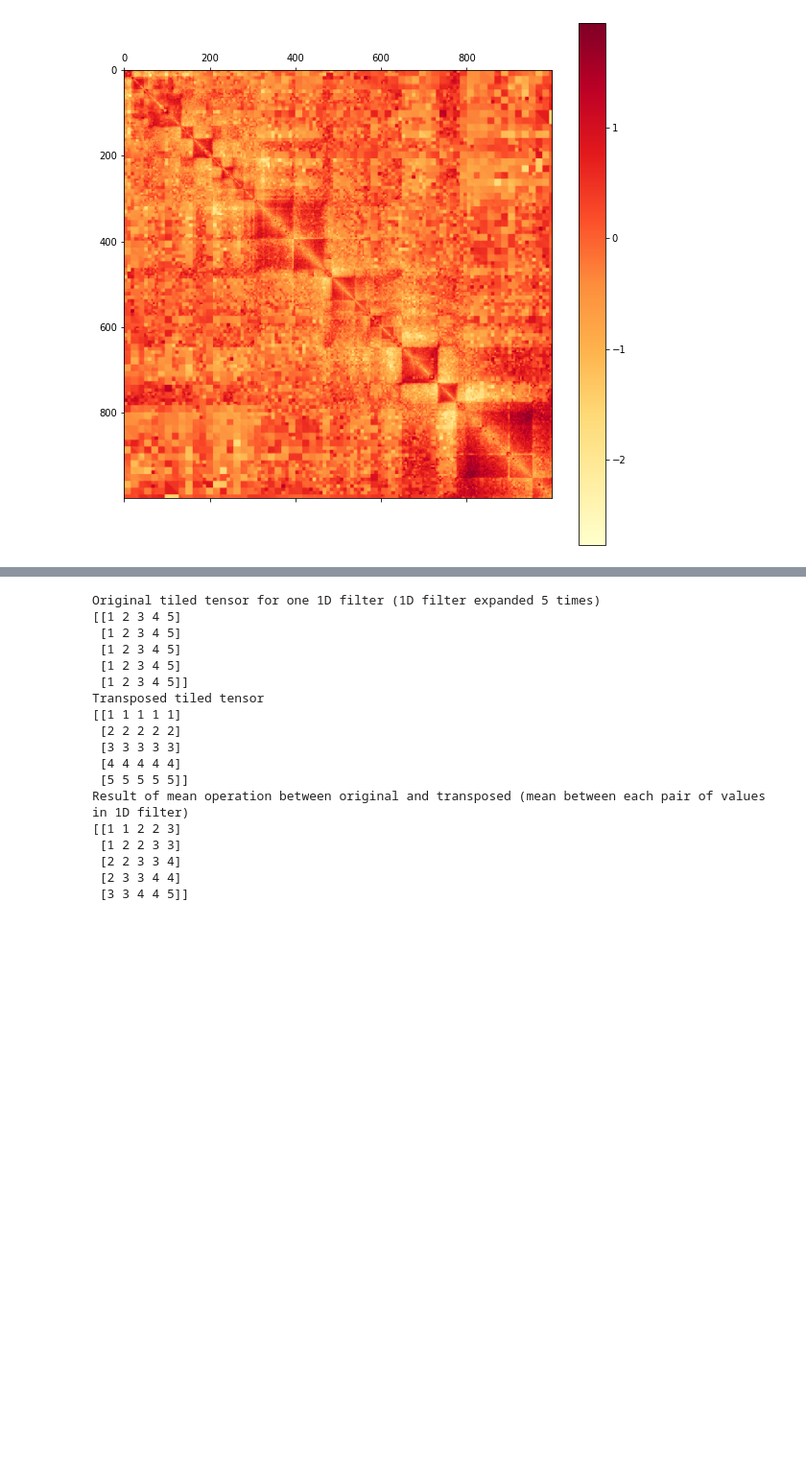
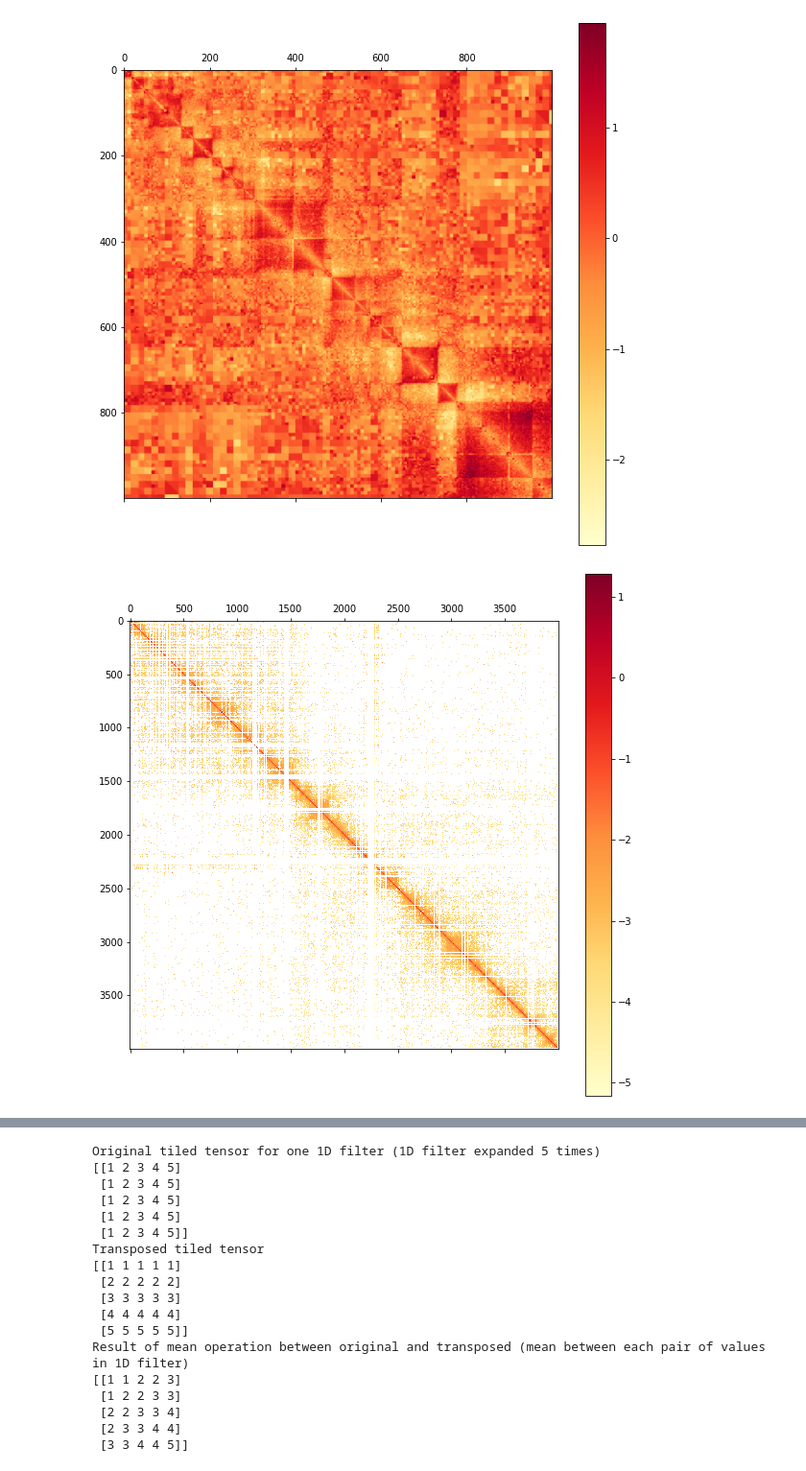
Before and after one commit to NeilAlishev/HiCPredictor, a Jupyter notebook: DeepHiCResearch.ipynb, the cells around one changed output, grey strips where cells are left out. Shown at 96% size. Saved outputs shown, nothing was run; the diff lists cells and outputs as text; code cells hidden in the pictures; blank space fills up the shorter version.

```diff
--- a/DeepHiCResearch.ipynb
+++ b/DeepHiCResearch.ipynb
@@ -138,11 +170,19 @@ resolution = "::/resolutions/1000" # 1 KB resolution
 c = cooler.Cooler(filepath + resolution)
 
 chroms = c.chromnames
-chroms.remove("chrM") # don't use this small chromosome
+# don't use these small chromosomes
+chroms.remove("chrM")
+chroms.remove("chr4")
 # %%
-arr = c.matrix(balance=True).fetch('chr4')
-# For adaptive coarse-grain transformation purposes
-arr_raw = c.matrix(balance=False).fetch('chr3R')
+# DON'T RUN: Transform all chromosome Hi-C maps and write them to file
+for chrom in chroms:
+    arr = c.matrix(balance=True).fetch(chrom)
+    # For adaptive coarse-grain transformation purposes
+    arr_raw = c.matrix(balance=False).fetch(chrom)
+
+    transformed_arr = transform_hic(arr, arr_raw)
+    file_name = chrom + "_transformed.npy"
+    np.save(f"./transformed_hic/{file_name}", transformed_arr)
 # %%
 plot_hic(arr, use_log_scale = True)
 # %% [output]
@@ -408,3 +453,7 @@ def transform_hic(hic_matrix, hic_matrix_raw):
     transformed_arr = scipy.ndimage.gaussian_filter(transformed_arr, sigma = 1)
 
     return transformed_arr
+# %%
+plot_hic(arr[0:4000, 0:4000], use_log_scale=True)
+# %% [output]
+[figure, added]
```
Also changed, not shown: parts of 25 cells of this notebook, 1 other file.
